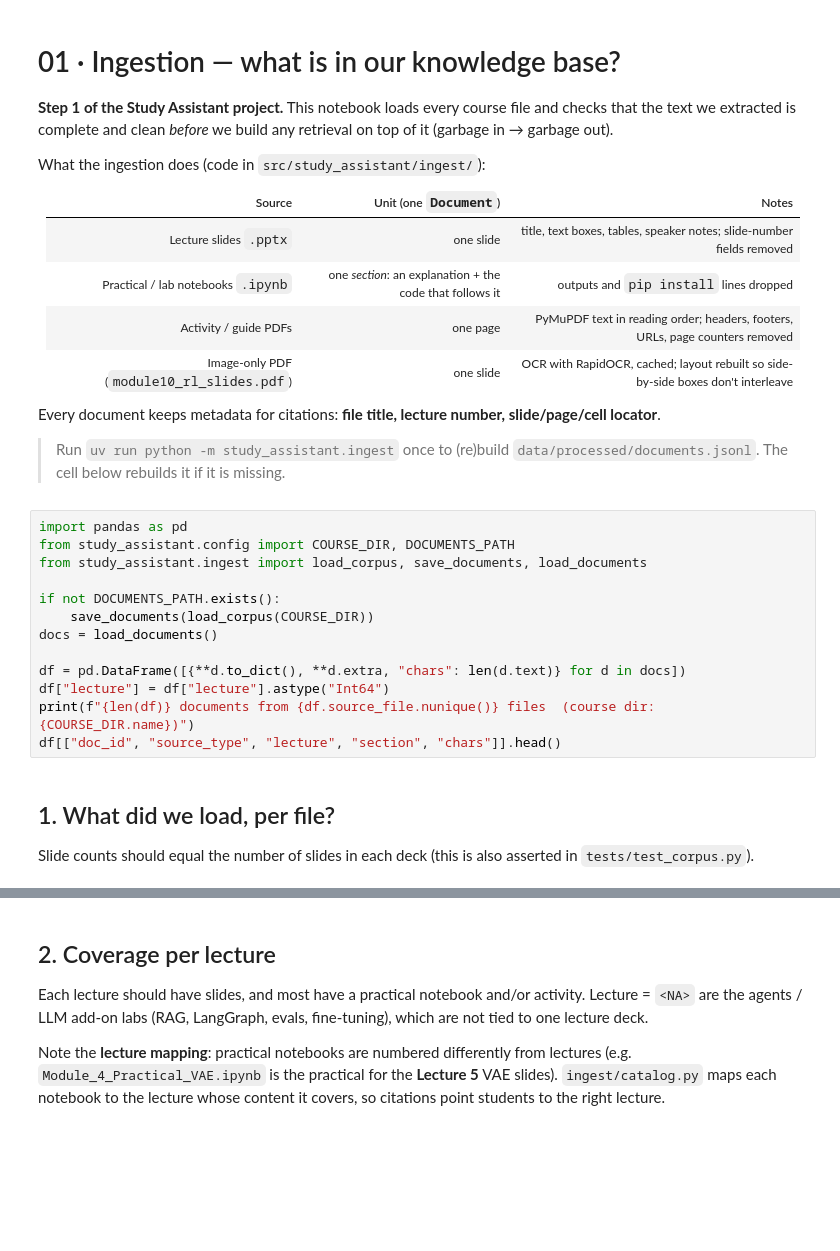
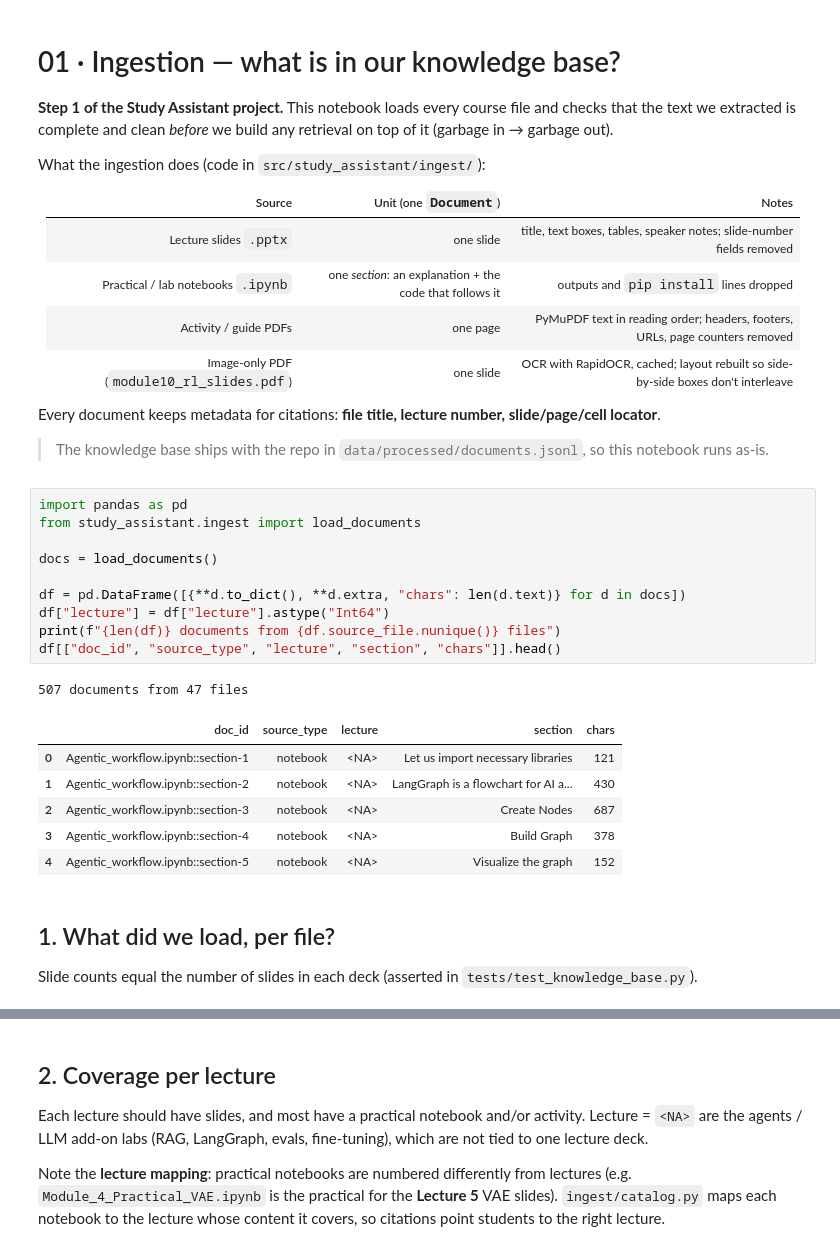
Before and after one commit to SowrisKumar/course-study-assistant, a Jupyter notebook: notebooks/01_ingest_explore.ipynb, the cells around one changed output, grey strips where cells are left out. Drawn from its saved outputs; the diff is of its cells as text; blank space fills up the shorter version.

```diff
--- a/notebooks/01_ingest_explore.ipynb
+++ b/notebooks/01_ingest_explore.ipynb
@@ -14,23 +14,28 @@ What the ingestion does (code in `src/study_assistant/ingest/`):
 
 Every document keeps metadata for citations: **file title, lecture number, slide/page/cell locator**.
 
-> Run `uv run python -m study_assistant.ingest` once to (re)build `data/processed/documents.jsonl`. The cell below rebuilds it if it is missing.
+> The knowledge base ships with the repo in `data/processed/documents.jsonl`, so this notebook runs as-is.
 # %%
 import pandas as pd
-from study_assistant.config import COURSE_DIR, DOCUMENTS_PATH
-from study_assistant.ingest import load_corpus, save_documents, load_documents
+from study_assistant.ingest import load_documents
 
-if not DOCUMENTS_PATH.exists():
-    save_documents(load_corpus(COURSE_DIR))
 docs = load_documents()
 
 df = pd.DataFrame([{**d.to_dict(), **d.extra, "chars": len(d.text)} for d in docs])
 df["lecture"] = df["lecture"].astype("Int64")
-print(f"{len(df)} documents from {df.source_file.nunique()} files  (course dir: {COURSE_DIR.name})")
+print(f"{len(df)} documents from {df.source_file.nunique()} files")
 df[["doc_id", "source_type", "lecture", "section", "chars"]].head()
+# %% [output]
+507 documents from 47 files
+|  | doc_id | source_type | lecture | section | chars |
+| 0 | Agentic_workflow.ipynb::section-1 | notebook | <NA> | Let us import necessary libraries | 121 |
+| 1 | Agentic_workflow.ipynb::section-2 | notebook | <NA> | LangGraph is a flowchart for AI a... | 430 |
+| 2 | Agentic_workflow.ipynb::section-3 | notebook | <NA> | Create Nodes | 687 |
+| 3 | Agentic_workflow.ipynb::section-4 | notebook | <NA> | Build Graph | 378 |
+| 4 | Agentic_workflow.ipynb::section-5 | notebook | <NA> | Visualize the graph | 152 |
 # %% [markdown]
 ## 1. What did we load, per file?
-Slide counts should equal the number of slides in each deck (this is also asserted in `tests/test_corpus.py`).
+Slide counts equal the number of slides in each deck (asserted in `tests/test_knowledge_base.py`).
 # %%
 per_file = (df.groupby("source_file")
               .agg(type=("source_type", "first"), lecture=("lecture", "first"), units=("doc_id", "count"),
```
Also changed, not shown: parts of 9 cells of this notebook, 12 other files.
